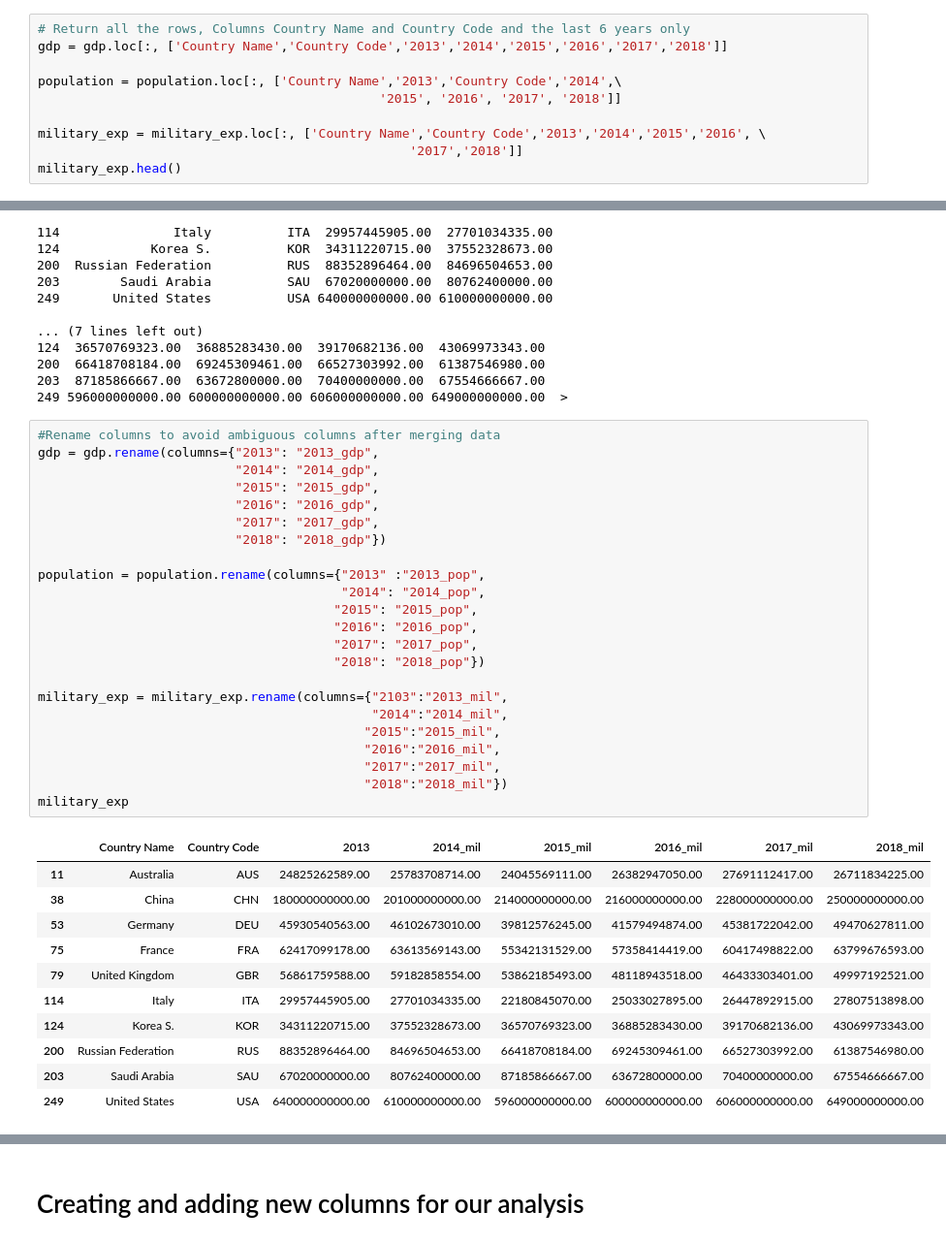
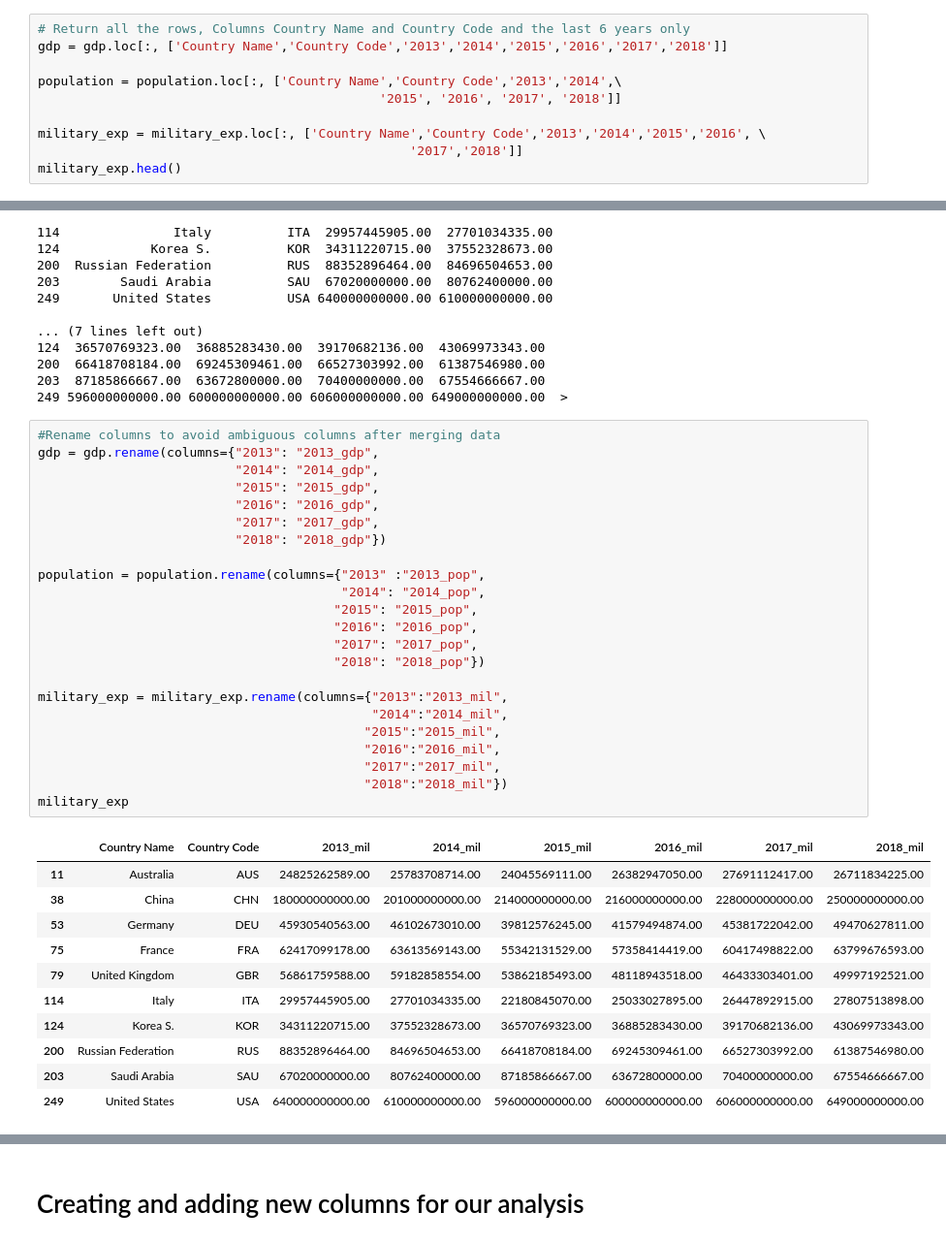
Before and after one commit to Deborahaina/Data-mining, a Jupyter notebook: Data Mining.ipynb, the cells around one changed output, grey strips where cells are left out. Shown at 97% size. Cells and saved outputs as stored; diff of their text form.

```diff
--- a/Data Mining.ipynb
+++ b/Data Mining.ipynb
@@ -42,7 +42,7 @@ del military_exp['Indicator Name'], military_exp['Indicator Code']
 # Return all the rows, Columns Country Name and Country Code and the last 6 years only
 gdp = gdp.loc[:, ['Country Name','Country Code','2013','2014','2015','2016','2017','2018']]
 
-population = population.loc[:, ['Country Name','2013','Country Code','2014',\
+population = population.loc[:, ['Country Name','Country Code','2013','2014',\
                                              '2015', '2016', '2017', '2018']]
 
 military_exp = military_exp.loc[:, ['Country Name','Country Code','2013','2014','2015','2016', \
@@ -86,28 +86,28 @@ military_exp.head
 # %%
 #Rename columns to avoid ambiguous columns after merging data
 gdp = gdp.rename(columns={"2013": "2013_gdp",
                           "2014": "2014_gdp",
                           "2015": "2015_gdp",
                           "2016": "2016_gdp",
                           "2017": "2017_gdp",
                           "2018": "2018_gdp"})
 
 population = population.rename(columns={"2013" :"2013_pop",
                                         "2014": "2014_pop",
                                        "2015": "2015_pop",
                                        "2016": "2016_pop",
                                        "2017": "2017_pop",
                                        "2018": "2018_pop"})
 
-military_exp = military_exp.rename(columns={"2103":"2013_mil",
+military_exp = military_exp.rename(columns={"2013":"2013_mil",
                                             "2014":"2014_mil",
                                            "2015":"2015_mil",
                                            "2016":"2016_mil",
                                            "2017":"2017_mil",
                                            "2018":"2018_mil"})
 military_exp
 # %% [output]
-|  | Country Name | Country Code | 2013 | 2014_mil | 2015_mil | 2016_mil | 2017_mil | 2018_mil |
+|  | Country Name | Country Code | 2013_mil | 2014_mil | 2015_mil | 2016_mil | 2017_mil | 2018_mil |
 | 11 | Australia | AUS | 24825262589.00 | 25783708714.00 | 24045569111.00 | 26382947050.00 | 27691112417.00 | 26711834225.00 |
 | 38 | China | CHN | 180000000000.00 | 201000000000.00 | 214000000000.00 | 216000000000.00 | 228000000000.00 | 250000000000.00 |
 | 53 | Germany | DEU | 45930540563.00 | 46102673010.00 | 39812576245.00 | 41579494874.00 | 45381722042.00 | 49470627811.00 |
```
Also changed, not shown: parts of 8 cells of this notebook, 5 other files.
